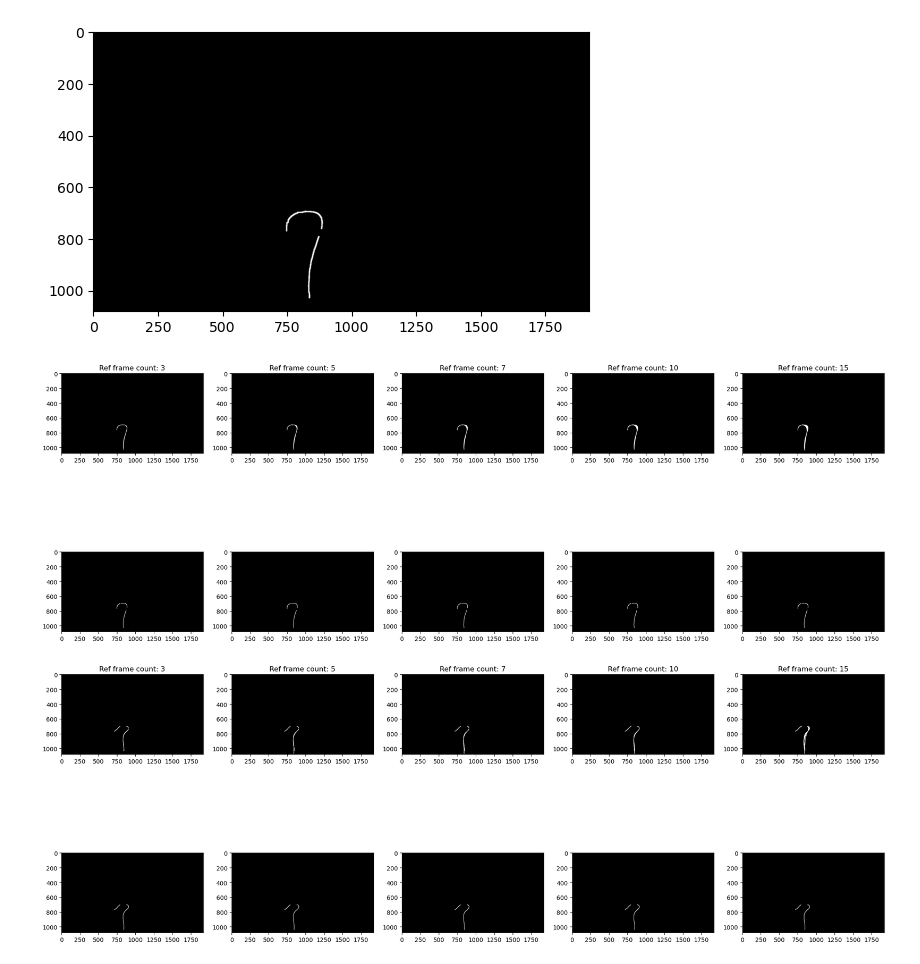
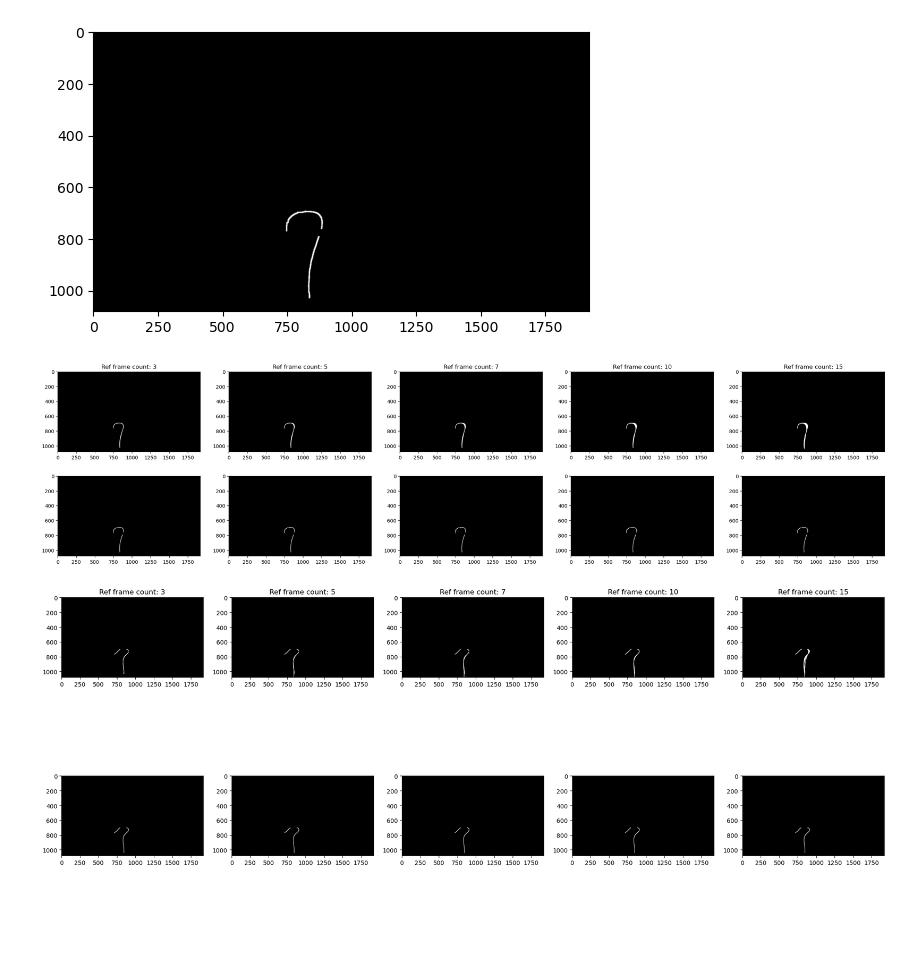
Before and after one commit to RandomNamer/CathederTelesurgery, a Jupyter notebook: python/tracking/guidewire_model_temporal_tracking.ipynb, the cells around one changed output. Drawn from its saved outputs; the diff is of its cells as text; code cells hidden in the pictures; blank space fills up the shorter version.

```diff
--- a/python/tracking/guidewire_model_temporal_tracking.ipynb
+++ b/python/tracking/guidewire_model_temporal_tracking.ipynb
@@ -45,30 +45,30 @@ plt.imshow(sample_filled, cmap='gray')
 # %%
 # Not work since only retrospective ref images and kernel size cant be too large
 # Do it in custom way
 
 def get_stacked_image_from_index(idx, ref_count):
     return get_stacked_image([f"{image_folder}/frame{i:04d}.jpg" for i in range(idx - ref_count, idx + 1)])
 
 def get_stack_sum(idx, ref_count):
     stacked_image = get_stacked_image_from_index(idx-1, ref_count)
     return np.bitwise_or.reduce(stacked_image, axis=2)
 
 def fill_frame_1(index, ref_count):
     ref_sum = get_stack_sum(index, ref_count)
     return np.bitwise_or(ref_sum, cv2.IMREAD_GRAYSCALE)
 
 def test_naive_method(index):
     target_frame = cv2.imread(f"{image_folder}/frame{index:04d}.jpg", cv2.IMREAD_GRAYSCALE)
-    _, axs = plt.subplots(2, 5, figsize=(25, 10))
+    _, axs = plt.subplots(2, 5, figsize=(30, 7))
     for i, r in enumerate([3,5,7,10,15]):
         axs[0][i].imshow(get_stack_sum(index - 1, r), cmap='gray')
         axs[0][i].set_title(f"Ref frame count: {r}")
         axs[1][i].imshow(target_frame, cmap='gray')
     plt.show()
 
 test_naive_method(393)
 # %% [output]
-[figure, old version]
+[figure, new version]
 # %%
 test_naive_method(773)
 # %% [output]
```
Also changed, not shown: parts of 1 cell of this notebook, 7 other files.
